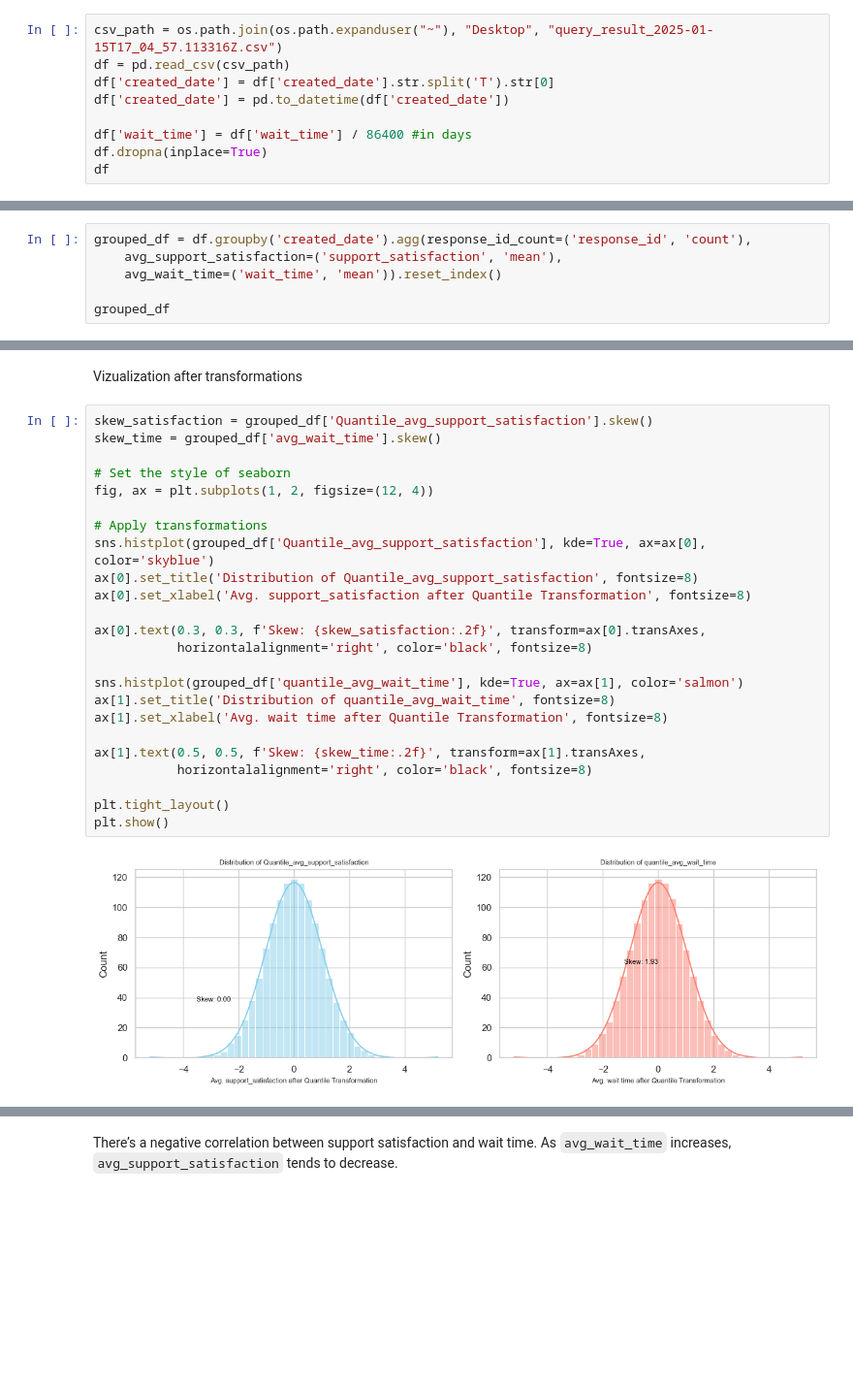
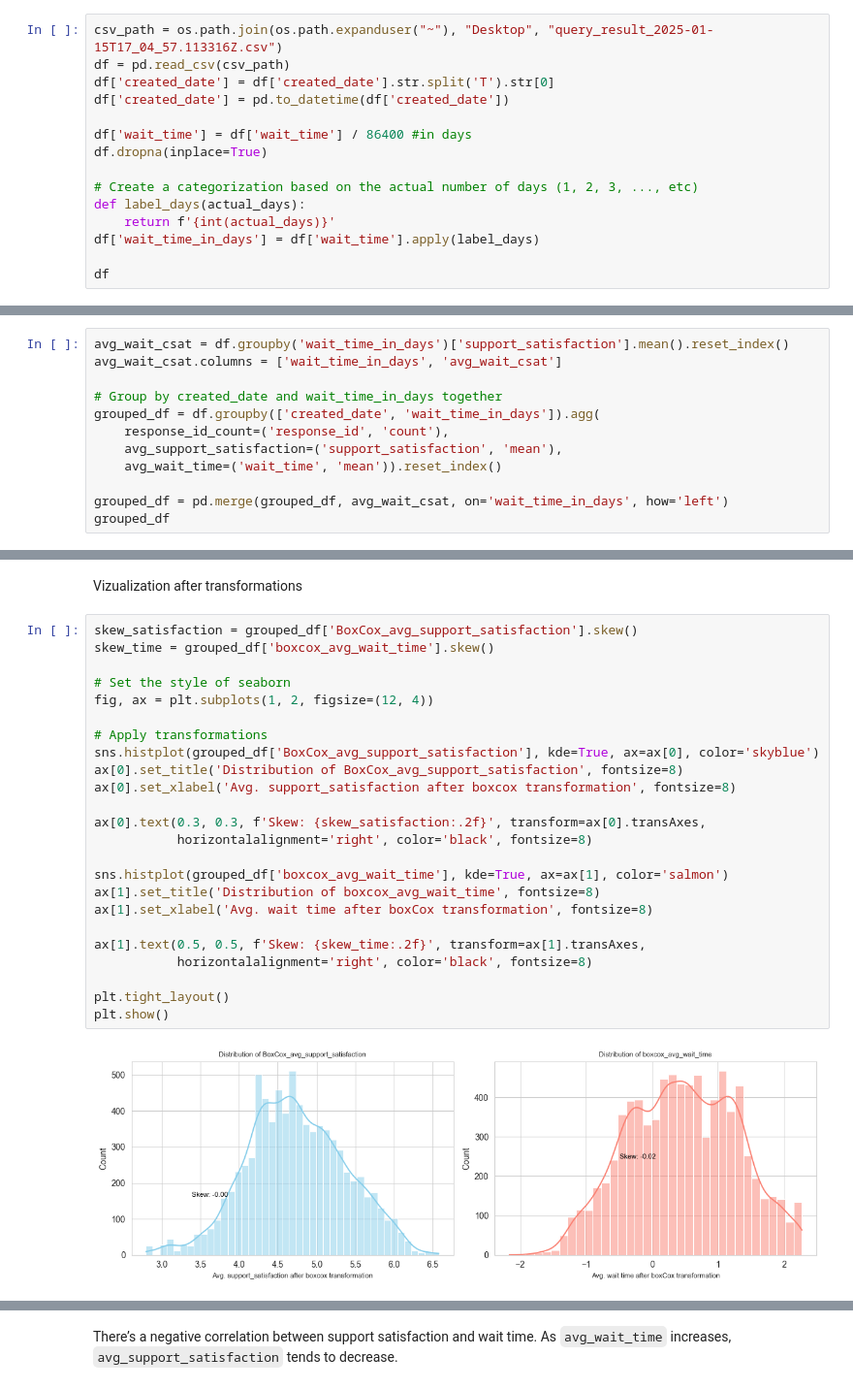
Before and after one commit to krisiafezollin26/granger_statistics, a Jupyter notebook: CSAT_vs_time.ipynb, the cells around one changed output, grey strips where cells are left out. Shown at 97% size. Saved outputs shown, nothing was run; the diff lists cells and outputs as text; blank space fills up the shorter version.

```diff
--- a/CSAT_vs_time.ipynb
+++ b/CSAT_vs_time.ipynb
@@ -26,5 +30,11 @@ df['created_date'] = pd.to_datetime(df['created_date'])
 
 df['wait_time'] = df['wait_time'] / 86400 #in days
 df.dropna(inplace=True)
+
+# Create a categorization based on the actual number of days (1, 2, 3, ..., etc)
+def label_days(actual_days):
+    return f'{int(actual_days)}'
+df['wait_time_in_days'] = df['wait_time'].apply(label_days)
+
 df
 # %% [output]
@@ -44,7 +54,13 @@ df
 # %%
-grouped_df = df.groupby('created_date').agg(response_id_count=('response_id', 'count'),
+avg_wait_csat = df.groupby('wait_time_in_days')['support_satisfaction'].mean().reset_index()
+avg_wait_csat.columns = ['wait_time_in_days', 'avg_wait_csat']
+
+# Group by created_date and wait_time_in_days together
+grouped_df = df.groupby(['created_date', 'wait_time_in_days']).agg(
+    response_id_count=('response_id', 'count'),
     avg_support_satisfaction=('support_satisfaction', 'mean'),
     avg_wait_time=('wait_time', 'mean')).reset_index()
 
+grouped_df = pd.merge(grouped_df, avg_wait_csat, on='wait_time_in_days', how='left')
 grouped_df
 # %% [output]
@@ -148,31 +193,31 @@ Quantile Skewness: 0.00052
 # %% [markdown]
 Vizualization after transformations
 # %%
-skew_satisfaction = grouped_df['Quantile_avg_support_satisfaction'].skew()
-skew_time = grouped_df['avg_wait_time'].skew()
+skew_satisfaction = grouped_df['BoxCox_avg_support_satisfaction'].skew()
+skew_time = grouped_df['boxcox_avg_wait_time'].skew()
 
 # Set the style of seaborn
 fig, ax = plt.subplots(1, 2, figsize=(12, 4))
 
 # Apply transformations
-sns.histplot(grouped_df['Quantile_avg_support_satisfaction'], kde=True, ax=ax[0], color='skyblue')
-ax[0].set_title('Distribution of Quantile_avg_support_satisfaction', fontsize=8)
-ax[0].set_xlabel('Avg. support_satisfaction after Quantile Transformation', fontsize=8)
+sns.histplot(grouped_df['BoxCox_avg_support_satisfaction'], kde=True, ax=ax[0], color='skyblue')
+ax[0].set_title('Distribution of BoxCox_avg_support_satisfaction', fontsize=8)
+ax[0].set_xlabel('Avg. support_satisfaction after boxcox transformation', fontsize=8)
 
 ax[0].text(0.3, 0.3, f'Skew: {skew_satisfaction:.2f}', transform=ax[0].transAxes,
            horizontalalignment='right', color='black', fontsize=8)
 
-sns.histplot(grouped_df['quantile_avg_wait_time'], kde=True, ax=ax[1], color='salmon')
-ax[1].set_title('Distribution of quantile_avg_wait_time', fontsize=8)
-ax[1].set_xlabel('Avg. wait time after Quantile Transformation', fontsize=8)
+sns.histplot(grouped_df['boxcox_avg_wait_time'], kde=True, ax=ax[1], color='salmon')
+ax[1].set_title('Distribution of boxcox_avg_wait_time', fontsize=8)
+ax[1].set_xlabel('Avg. wait time after boxCox transformation', fontsize=8)
 
 ax[1].text(0.5, 0.5, f'Skew: {skew_time:.2f}', transform=ax[1].transAxes,
            horizontalalignment='right', color='black', fontsize=8)
 
 plt.tight_layout()
 plt.show()
 # %% [output]
-[figure, old version]
+[figure, new version]
 # %%
 grouped_df.columns
 # %% [output]
```
Also changed, not shown: parts of 36 cells of this notebook.
